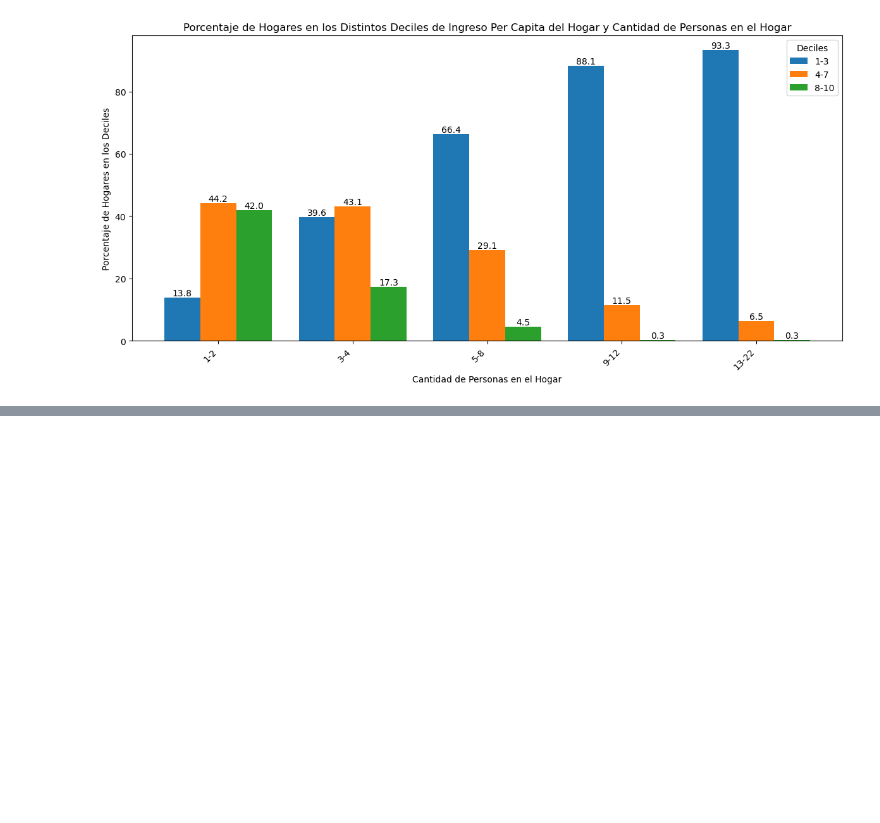
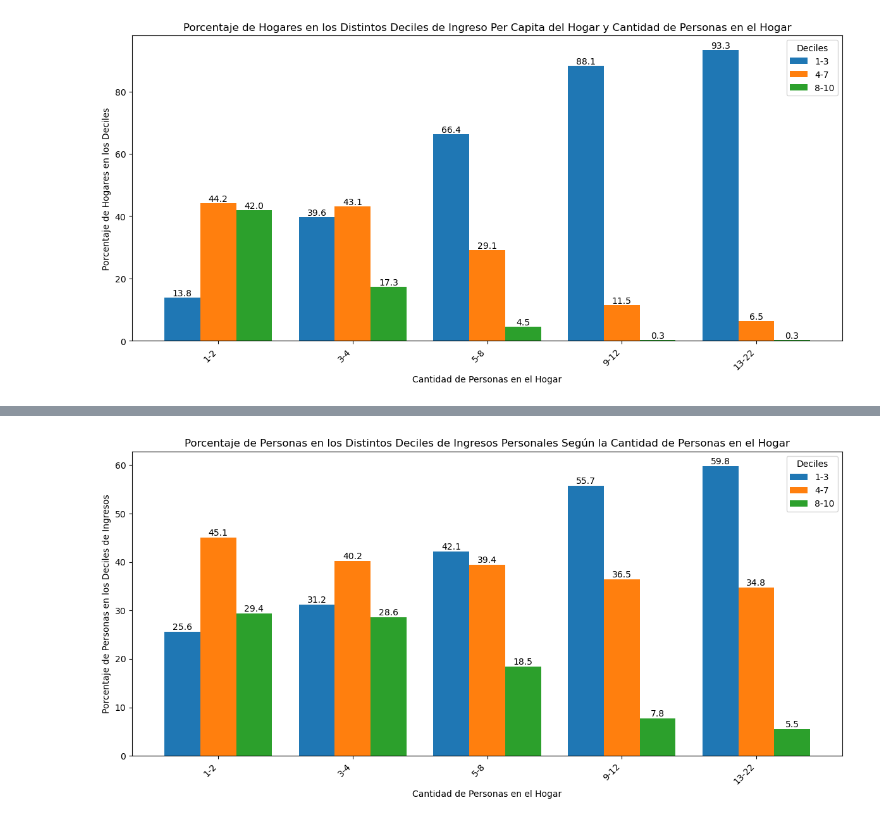
Before and after one commit to jpoletti/eph-database, a Jupyter notebook: bajar-microdatos.ipynb, the cells around one changed output, grey strips where cells are left out. Drawn from its saved outputs; the diff is of its cells as text; code cells hidden in the pictures; blank space fills up the shorter version.

```diff
--- a/bajar-microdatos.ipynb
+++ b/bajar-microdatos.ipynb
@@ -684,0 +754,24 @@ plot_people_deciles(DECCFR_gb, 'DECCFR', plot_title)
+# %%
+# This part creates the groups of IX_TOT
+people_groups = ((0, 2), (2, 4), (4, 8), (8, 12), (12, 22))
+merged_data['people_group'] = ''
+
+for tupl in people_groups:
+    bool_mask = ((merged_data['IX_TOT'] > tupl[0]) &
+                 (merged_data['IX_TOT'] <= tupl[1]))
+    merged_data.loc[bool_mask, 'people_group'] = f'{tupl[0]+1}-{tupl[1]}'
+
+# This part creates the groups of "DECINDR"
+decile_groups = ((0, 3), (3, 7), (7, 10))
+merged_data['DECINDR_group'] = ''
+
+for tupl in decile_groups:
+    # Grouping DECINDR
+    bool_mask = ((merged_data['DECINDR'] > tupl[0]) &
+                 (merged_data['DECINDR'] <= tupl[1]))
+    merged_data.loc[bool_mask, 'DECINDR_group'] = f'{tupl[0]+1}-{tupl[1]}'
+
+# This removes unnecessary data
+merged_data = merged_data.loc[merged_data['DECINDR'] != 0,
+                              ['people_group', 'DECINDR_group', 'CODUSU']]
+merged_data
@@ -684,0 +792,13 @@ plot_people_deciles(DECCFR_gb, 'DECCFR', plot_title)
+# %%
+# Grouping the data
+merged_gb = merged_data.groupby(['people_group', 'DECINDR_group']).count()
+
+# This calculates n for every people_group
+group_sums = merged_gb.groupby(level='people_group')['CODUSU'].sum()
+
+# This calculates the percentages for every people_group
+merged_gb['%'] = (merged_gb['CODUSU'] / merged_gb.groupby(level='people_group')
+                  ['CODUSU'].transform('sum') * 100)
+
+merged_gb = merged_gb.drop(columns=['CODUSU'])
+merged_gb
@@ -684,0 +823,7 @@ plot_people_deciles(DECCFR_gb, 'DECCFR', plot_title)
+# %%
+plot_title = ('Porcentaje de Personas en los Distintos Deciles de Ingresos' +
+              ' Personales Según la Cantidad de Personas en el Hogar')
+ylabel = 'Porcentaje de Personas en los Deciles de Ingresos'
+plot_people_deciles(merged_gb, 'DECINDR', plot_title, ylabel)
+# %% [output]
+[figure, added]
```
Also changed, not shown: parts of 15 cells of this notebook.
